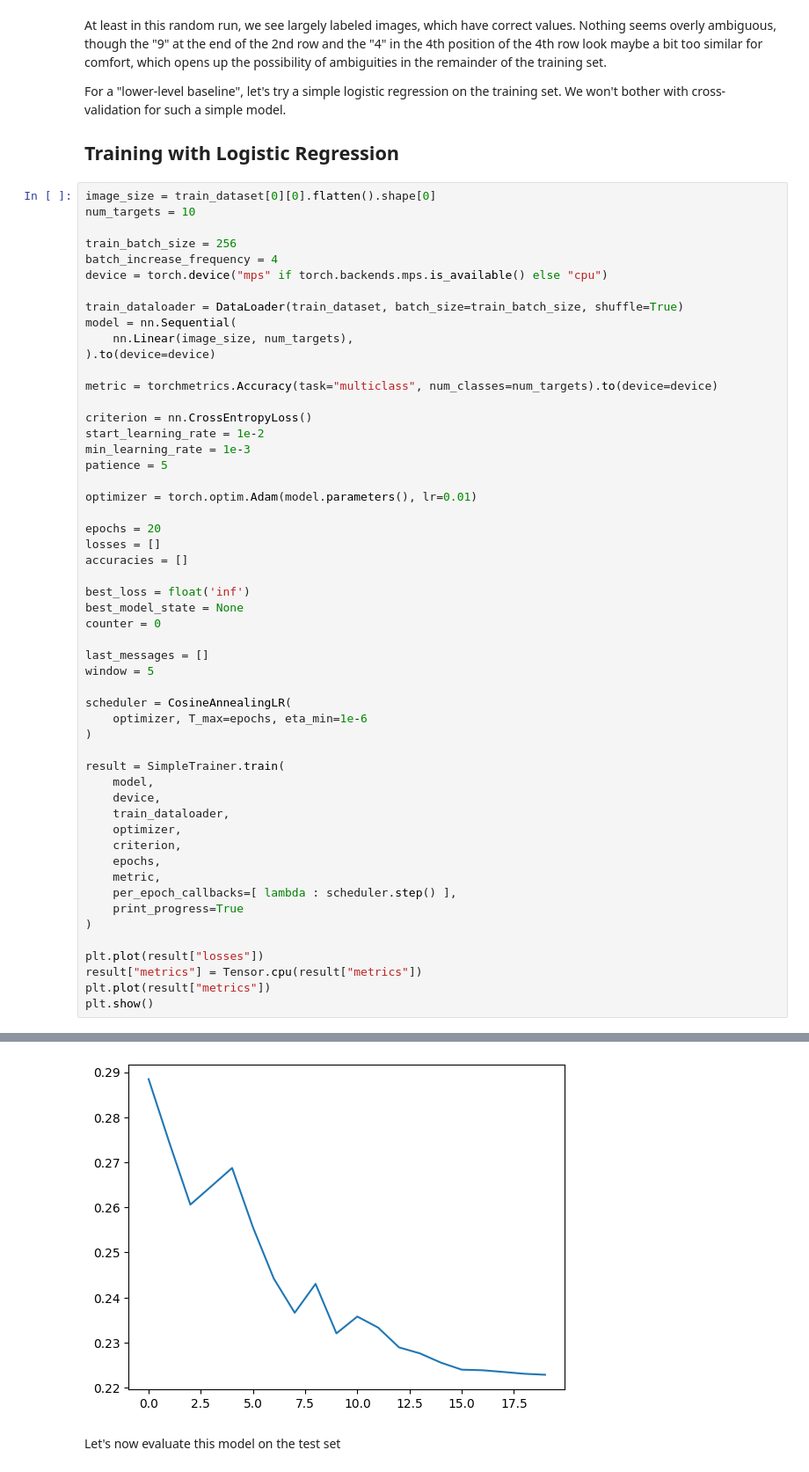
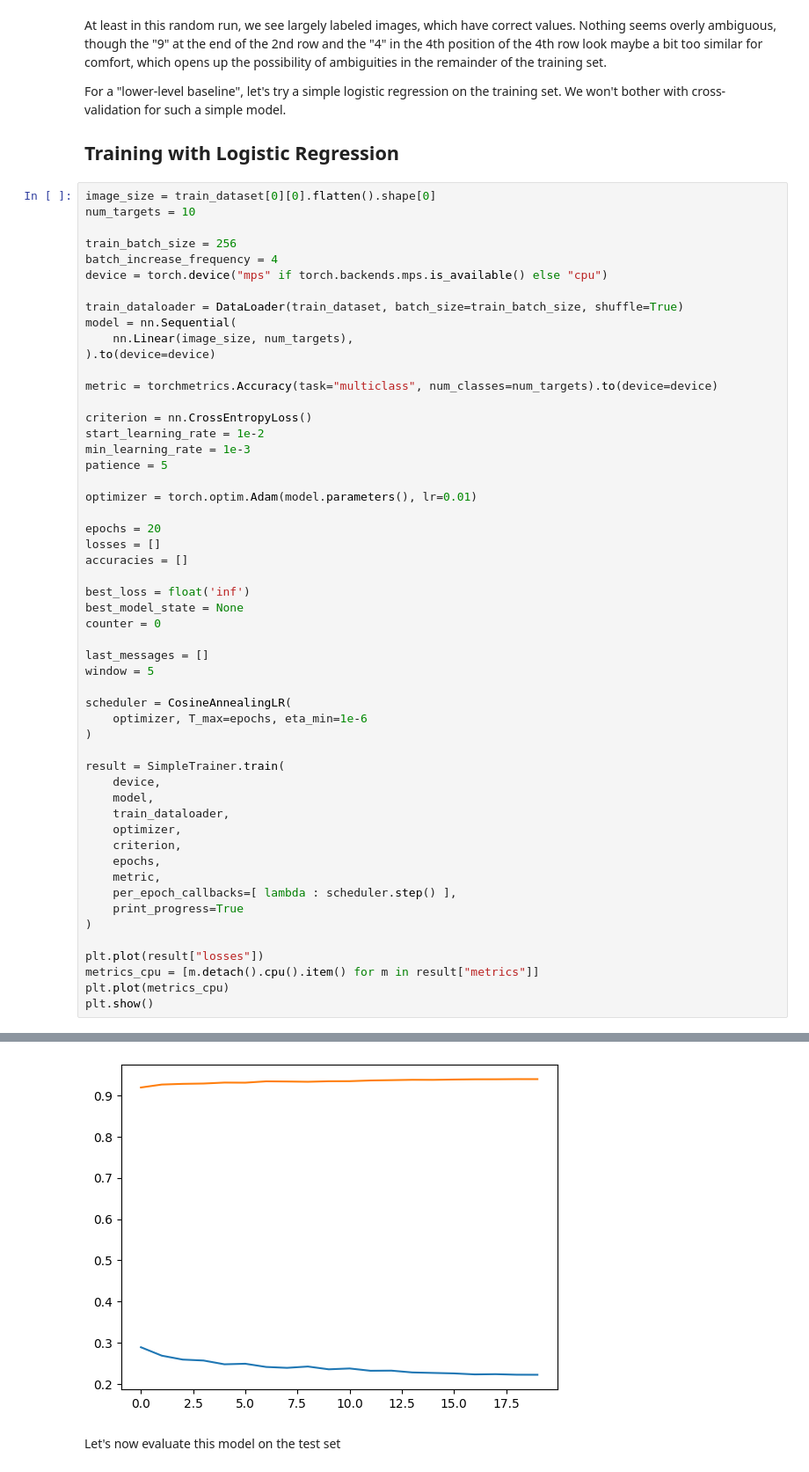
Before and after one commit to venknat/ai-projects, a Jupyter notebook: notebooks/mnist/mnist_exploration.ipynb, the cells around one changed output, grey strips where cells are left out. Shown at 88% size. Saved outputs shown, nothing was run; the diff lists cells and outputs as text.

```diff
--- a/notebooks/mnist/mnist_exploration.ipynb
+++ b/notebooks/mnist/mnist_exploration.ipynb
@@ -110,8 +111,8 @@ scheduler = CosineAnnealingLR(
 )
 
 result = SimpleTrainer.train(
+    device,
     model,
-    device,
     train_dataloader,
     optimizer,
     criterion,
@@ -122,7 +123,7 @@ result = SimpleTrainer.train(
 )
 
 plt.plot(result["losses"])
-result["metrics"] = Tensor.cpu(result["metrics"])
-plt.plot(result["metrics"])
+metrics_cpu = [m.detach().cpu().item() for m in result["metrics"]]
+plt.plot(metrics_cpu)
 plt.show()
 # %% [output]
@@ -135,4 +135,4 @@ NameError: name 'Tensor' is not defined
-[figure, old version]
+[figure, new version]
 # %% [markdown]
 Let's now evaluate this model on the test set
 # %%
```
Also changed, not shown: parts of 6 cells of this notebook, 7 other files.
